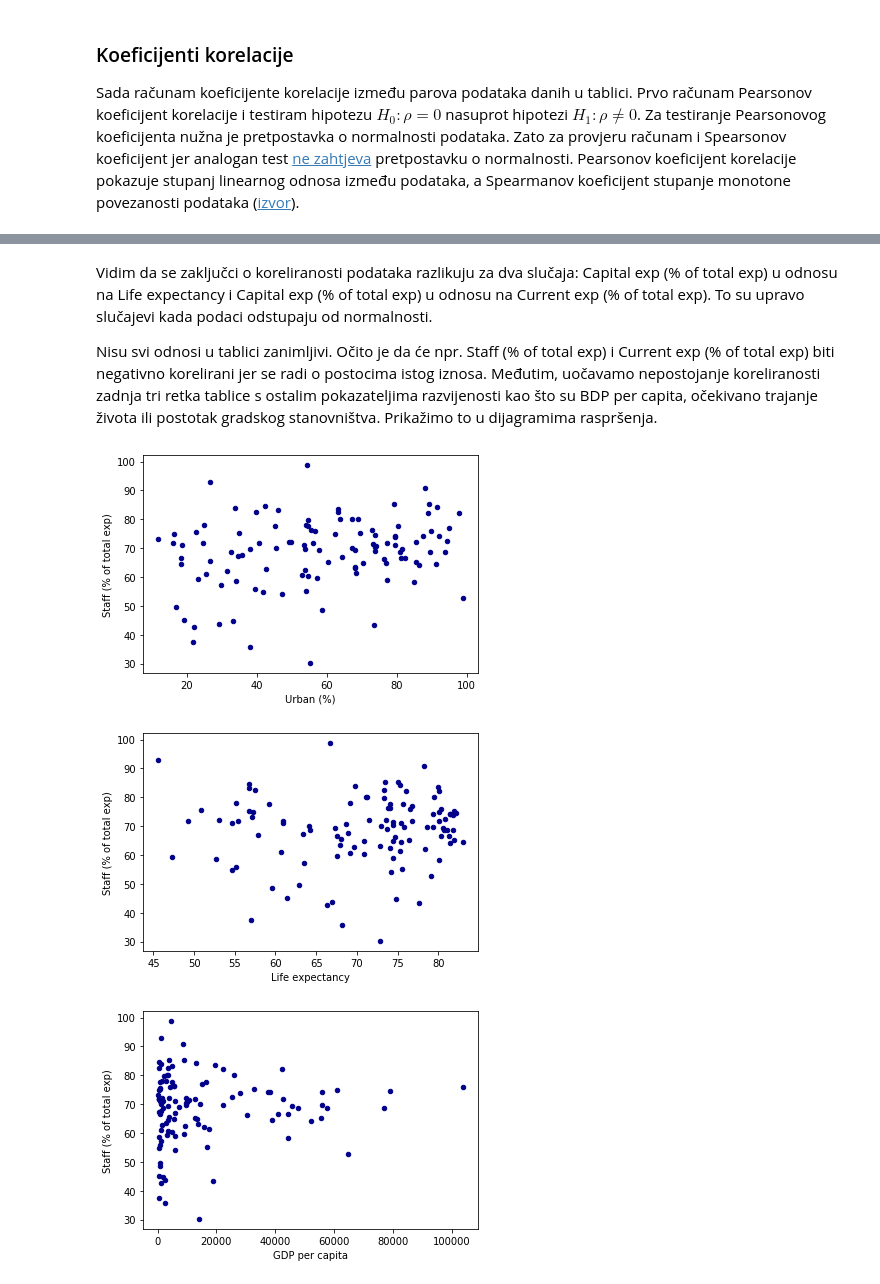
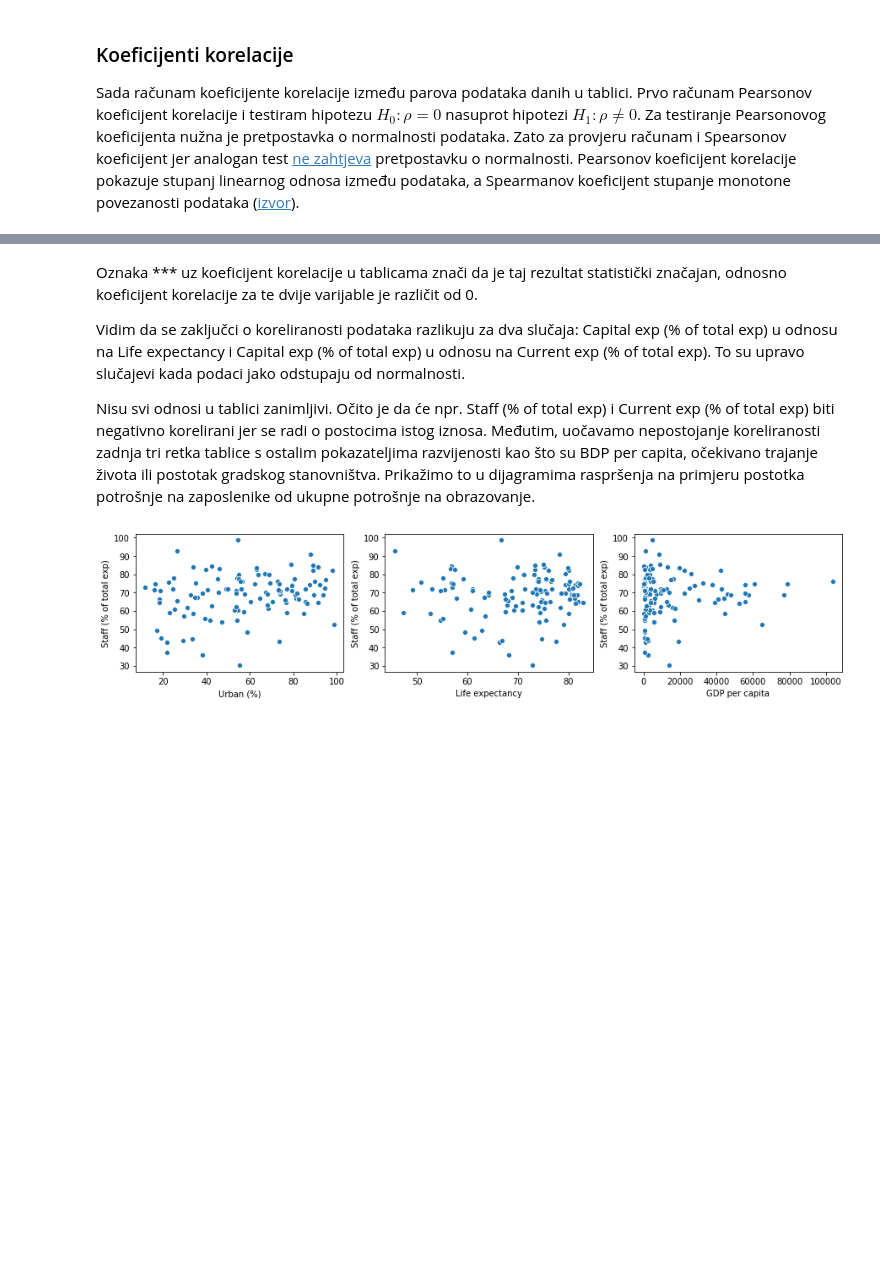
Before and after one commit to nikjals/1-esej, a Jupyter notebook: Esej.ipynb, the cells around one changed output, grey strips where cells are left out. Cells and saved outputs as stored; diff of their text form; code cells hidden in the pictures; blank space fills up the shorter version.

```diff
--- a/Esej.ipynb
+++ b/Esej.ipynb
@@ -2,8 +2,8 @@
 import numpy as np
 import pandas as pd
 import matplotlib.pyplot as plt
+import seaborn as sns
 from scipy import stats
 import scipy.stats as scs
 from statsmodels.stats.diagnostic import lilliefors
-plt.rcParams['figure.max_open_warning'] = 50
-%matplotlib agg
+%matplotlib inline
@@ -338,17 +288,18 @@ korelacija(data, 'spearman')
 | Current exp (% of total exp) | -0.1497 | 0.0260 | 0.0823 | 0.0647 | -0.0406 | ... |
 | Capital exp (% of total exp) | -0.0594 | -0.0574 | -0.1203 | -0.1141 | -0.0296 | ... |
 # %% [markdown]
-Vidim da se zaključci o koreliranosti podataka razlikuju za dva slučaja: Capital exp (% of total exp) u odnosu na Life expectancy i Capital exp (% of total exp) u odnosu na Current exp (% of total exp). To su upravo slučajevi kada podaci odstupaju od normalnosti.
+Oznaka *** uz koeficijent korelacije u tablicama znači da je taj rezultat statistički značajan, odnosno koeficijent korelacije za te dvije varijable je različit od 0.
+
+Vidim da se zaključci o koreliranosti podataka razlikuju za dva slučaja: Capital exp (% of total exp) u odnosu na Life expectancy i Capital exp (% of total exp) u odnosu na Current exp (% of total exp). To su upravo slučajevi kada podaci jako odstupaju od normalnosti.
 
 Nisu svi odnosi u tablici zanimljivi. Očito je da će npr. Staff (% of total exp) i Current exp (% of total exp) biti negativno korelirani jer se radi o postocima istog iznosa.
 Međutim, uočavamo nepostojanje koreliranosti zadnja tri retka tablice s ostalim pokazateljima razvijenosti kao što su BDP per capita, očekivano trajanje života ili postotak gradskog stanovništva.
-Prikažimo to u dijagramima raspršenja.
+Prikažimo to u dijagramima raspršenja na primjeru postotka potrošnje na zaposlenike od ukupne potrošnje na obrazovanje.
 # %%
-%matplotlib inline
-s1=['Urban (%)', 'Life expectancy', 'GDP per capita']
+fig, axes = plt.subplots(1, 3, figsize=(15,3))
+s1=["Urban (%)", "Life expectancy", "GDP per capita"]
 for i in range(len(s1)):
-    data.plot.scatter(s1[i], 'Staff (% of total exp)', c='darkblue')
+    sns.scatterplot(x = s1[i], y = "Staff (% of total exp)", data=data, ax=axes[i])
+#fig
 # %% [output]
-[figure, old version]
+[figure, new version]
-[figure, removed]
-[figure, removed]
```
Also changed, not shown: parts of 47 cells of this notebook.
